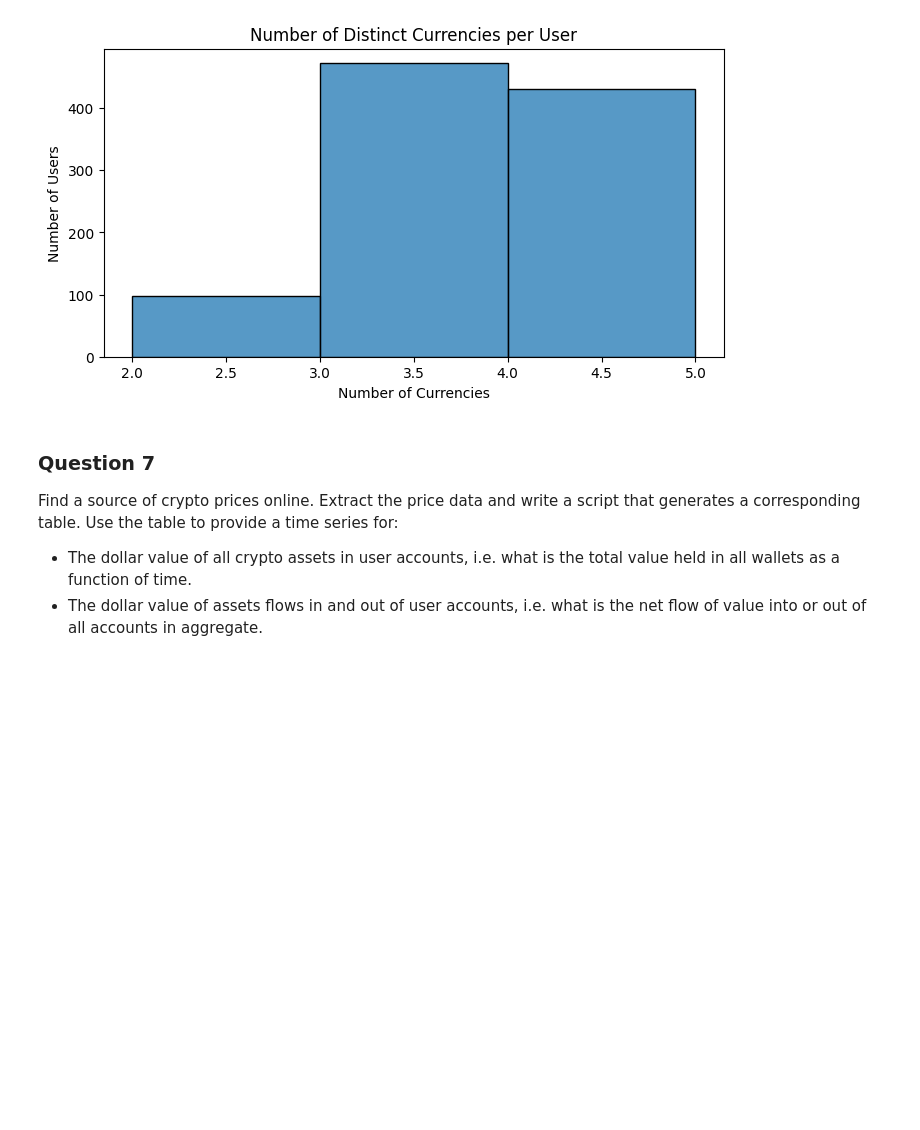
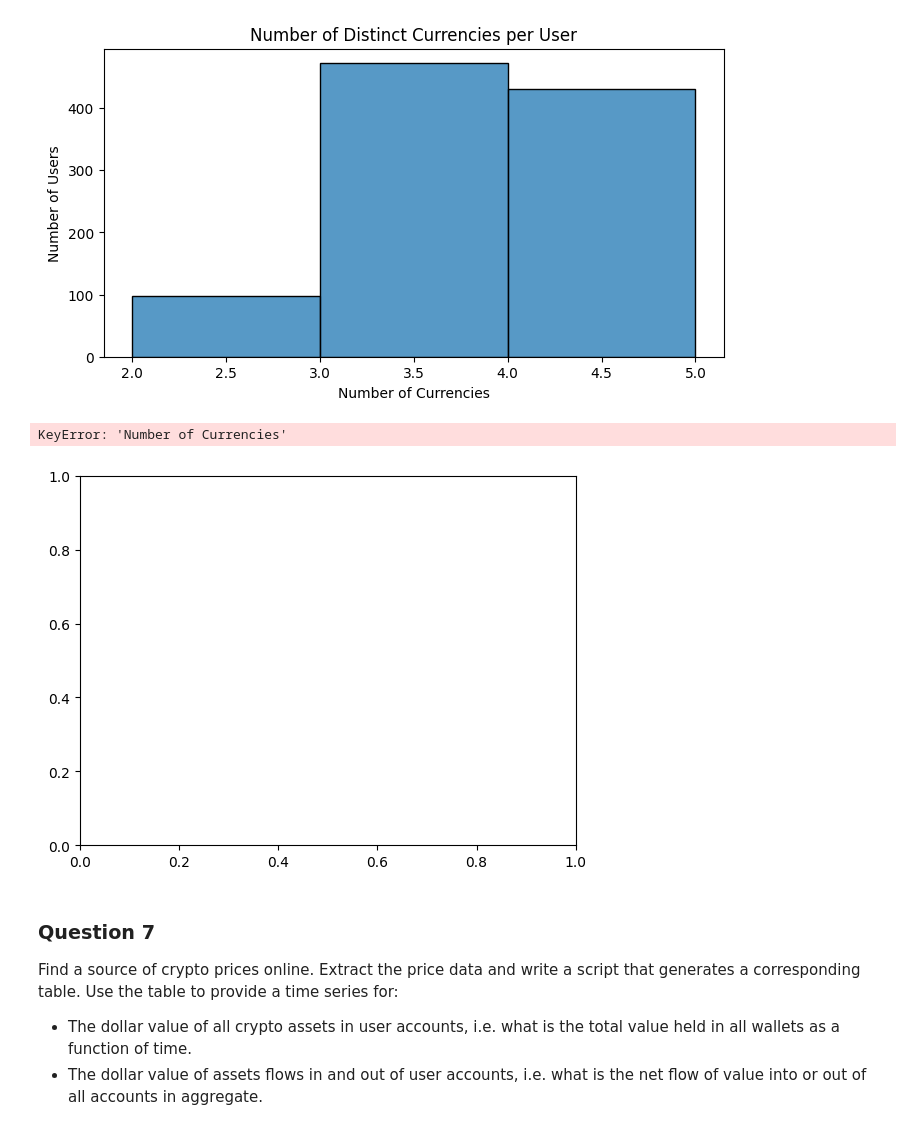
Before and after one commit to ycyuchengliu/coinbase_note, a Jupyter notebook: Coinbase_Data_HW.ipynb, the cells around one changed output. Cells and saved outputs as stored; diff of their text form; code cells hidden in the pictures; blank space fills up the shorter version.

```diff
--- a/Coinbase_Data_HW.ipynb
+++ b/Coinbase_Data_HW.ipynb
@@ -189,6 +190,11 @@ Name: NUMBER_OF_DISTINCT_CURRENCIES, dtype: float64
 get_simple_plot(number_of_currency_per_user['NUMBER_OF_DISTINCT_CURRENCIES'], 'Number of Distinct Currencies per User', 'Number of Currencies', 'Number of Users')
 # %% [output]
 [figure]
+# %%
+number_of_currency_per_user.plot.scatter(x = 'Number of Currencies', y ='Users')
+# %% [output]
+KeyError: 'Number of Currencies'
+[figure, added]
 # %% [markdown]
 ### Question 7
 
```
Also changed, not shown: parts of 1 cell of this notebook.
